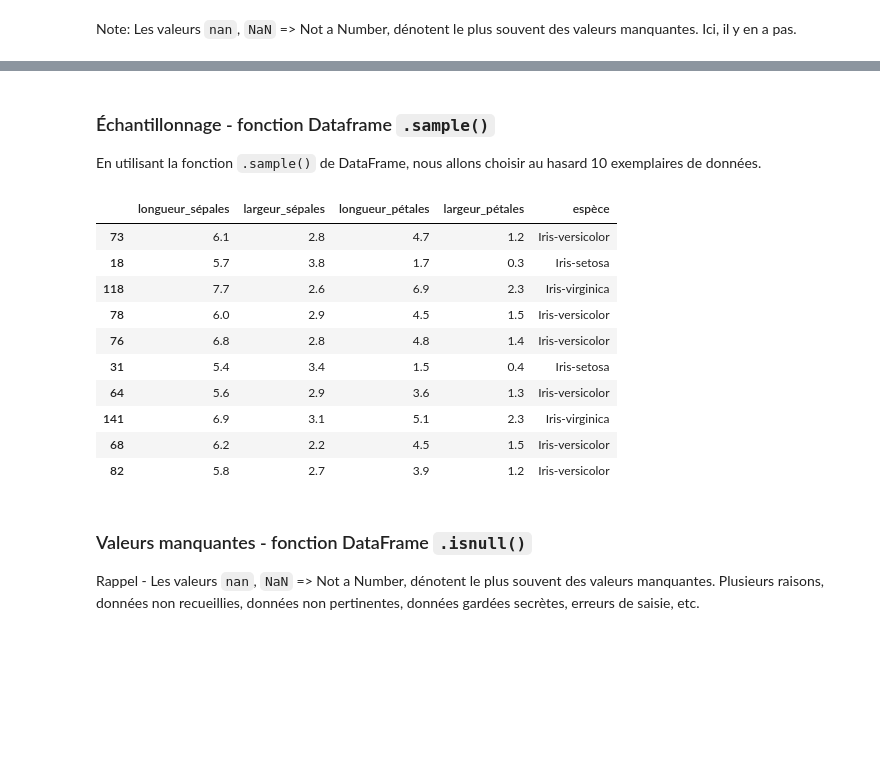
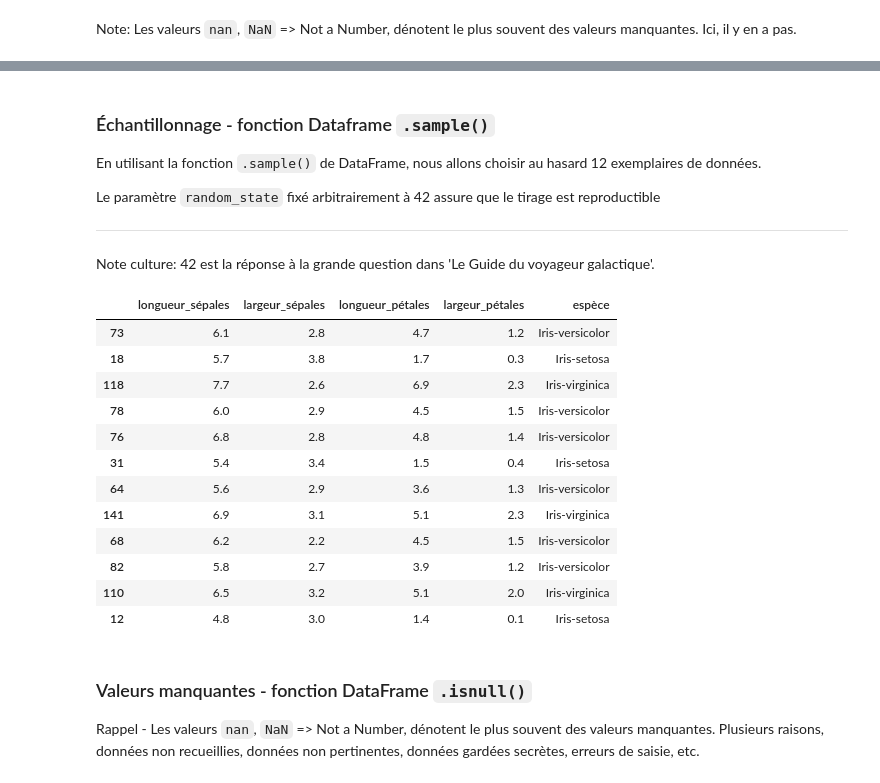
Before and after one commit to ClaudeCoulombe/VIARENA, a Jupyter notebook: Labos/Lab-Iris/Survol-Science_Des_Donnees-Iris.ipynb, the cells around one changed output, grey strips where cells are left out. Cells and saved outputs as stored; diff of their text form; code cells hidden in the pictures; blank space fills up the shorter version.

```diff
--- a/Labos/Lab-Iris/Survol-Science_Des_Donnees-Iris.ipynb
+++ b/Labos/Lab-Iris/Survol-Science_Des_Donnees-Iris.ipynb
@@ -352,21 +358,27 @@ dtype: int64
 # %% [markdown]
 ### Échantillonnage - fonction Dataframe `.sample()`
 
-En utilisant la fonction `.sample()` de DataFrame, nous allons choisir au hasard 10 exemplaires de données.
+En utilisant la fonction `.sample()` de DataFrame, nous allons choisir au hasard 12 exemplaires de données.
+
+Le paramètre `random_state` fixé arbitrairement à 42 assure que le tirage est reproductible
+<hr/>
+Note culture: <a ref="https://fr.wikipedia.org/wiki/42_(nombre)#Fiction">42 est la réponse à la grande question dans 'Le Guide du voyageur galactique'</a>.
 # %%
-donnees_iris_df.sample(n= 10, random_state=42)
+donnees_iris_df.sample(n= 12, random_state=42)
 # %% [output]
 |  | longueur_sépales | largeur_sépales | longueur_pétales | largeur_pétales | espèce |
 | 73 | 6.1 | 2.8 | 4.7 | 1.2 | Iris-versicolor |
 | 18 | 5.7 | 3.8 | 1.7 | 0.3 | Iris-setosa |
 | 118 | 7.7 | 2.6 | 6.9 | 2.3 | Iris-virginica |
 | 78 | 6.0 | 2.9 | 4.5 | 1.5 | Iris-versicolor |
 | 76 | 6.8 | 2.8 | 4.8 | 1.4 | Iris-versicolor |
 | 31 | 5.4 | 3.4 | 1.5 | 0.4 | Iris-setosa |
 | 64 | 5.6 | 2.9 | 3.6 | 1.3 | Iris-versicolor |
 | 141 | 6.9 | 3.1 | 5.1 | 2.3 | Iris-virginica |
 | 68 | 6.2 | 2.2 | 4.5 | 1.5 | Iris-versicolor |
 | 82 | 5.8 | 2.7 | 3.9 | 1.2 | Iris-versicolor |
+| 110 | 6.5 | 3.2 | 5.1 | 2.0 | Iris-virginica |
+| 12 | 4.8 | 3.0 | 1.4 | 0.1 | Iris-setosa |
 # %% [markdown]
 ### Valeurs manquantes - fonction DataFrame `.isnull()`
 
```
Also changed, not shown: parts of 10 cells of this notebook.
